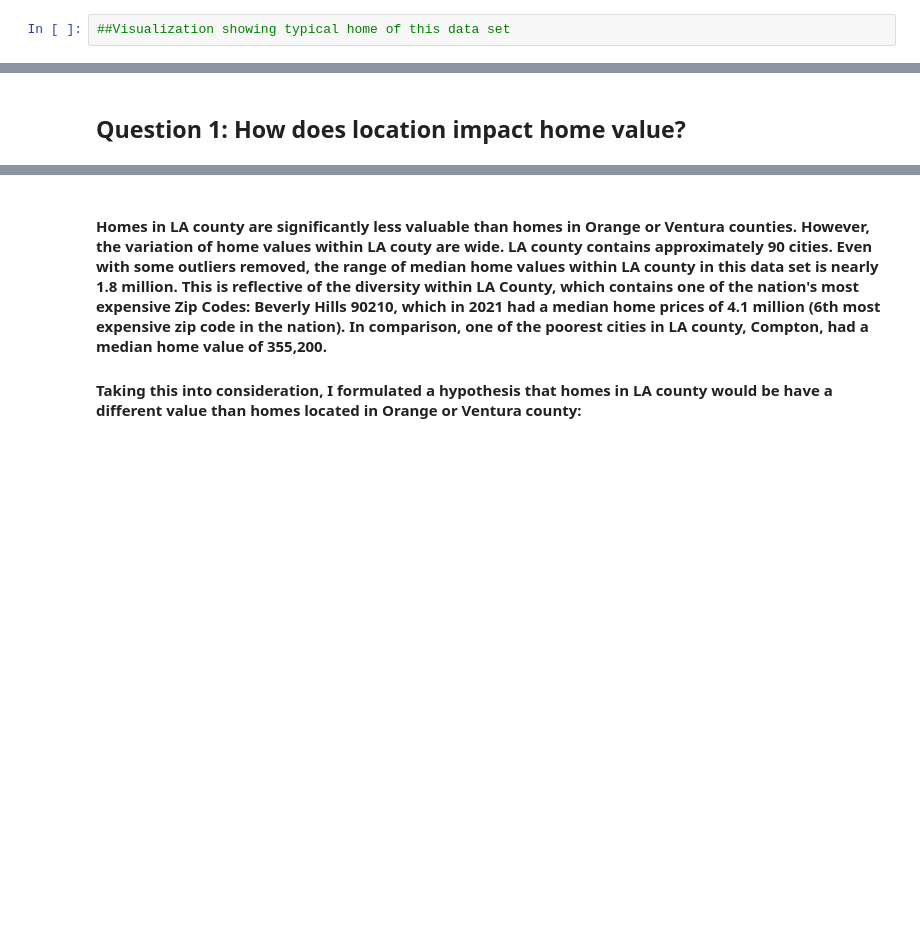
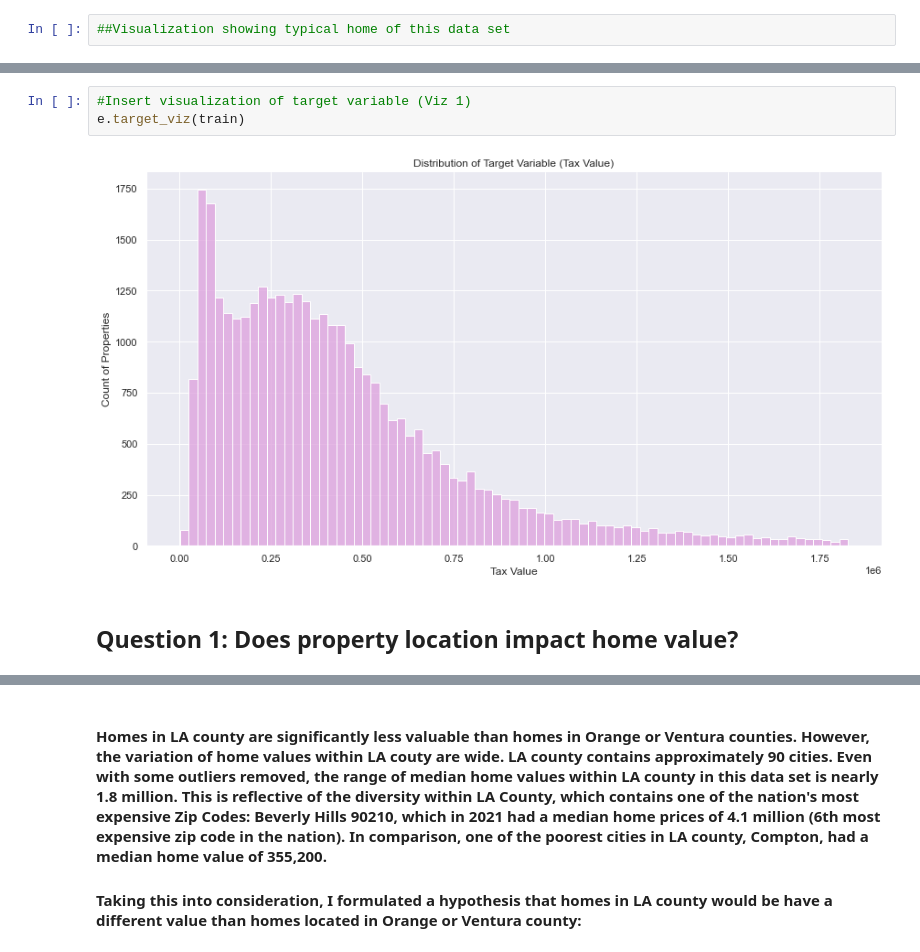
Before and after one commit to cristinalucin/regression-project, a Jupyter notebook: Zillow Final Report.ipynb, the cells around one changed output, grey strips where cells are left out. Cells and saved outputs as stored; diff of their text form; blank space fills up the shorter version.

Commit message:
updated final project notebook and explore file with more visualizations

```diff
--- a/Zillow Final Report.ipynb
+++ b/Zillow Final Report.ipynb
@@ -146,5 +144,10 @@ Name: tax_value, dtype: float64
+# %%
+#Insert visualization of target variable (Viz 1)
+e.target_viz(train)
+# %% [output]
+[figure, added]
 # %% [markdown]
-## Question 1: How does location impact home value?
+## Question 1: Does property location impact home value?
 # %%
 #Import visualization for home value
 e.county_viz(train)
```
Also changed, not shown: parts of 36 cells of this notebook, 3 other files.
